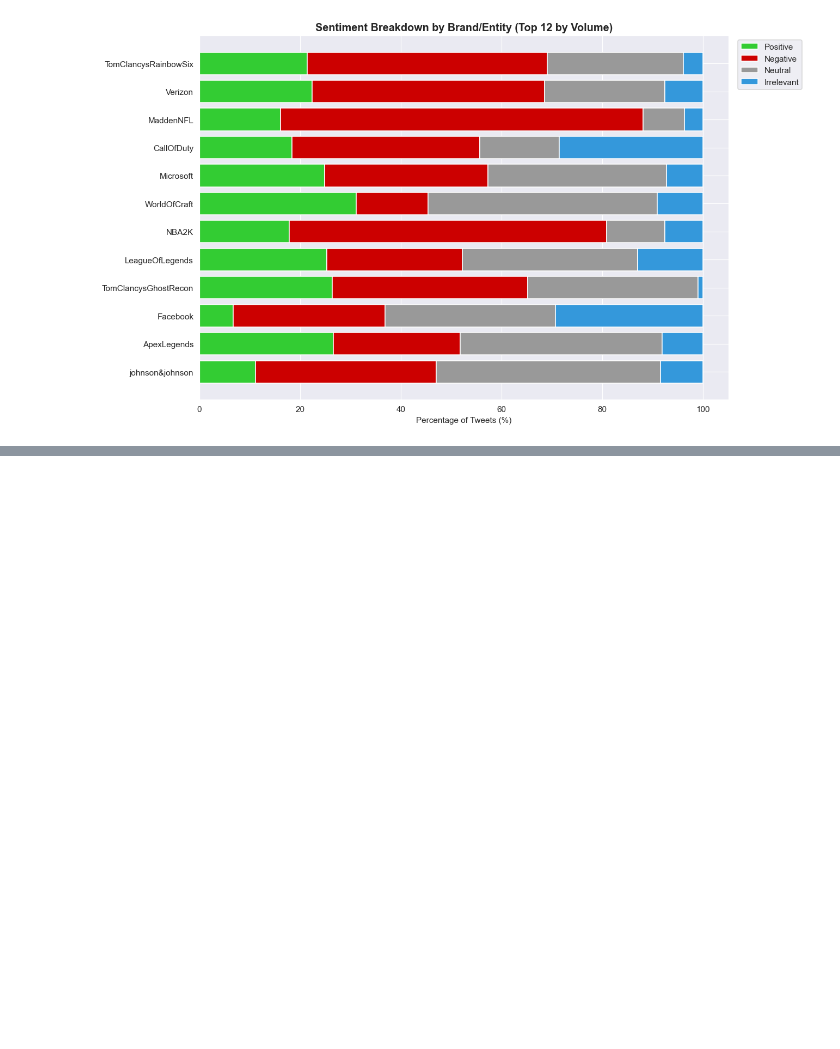
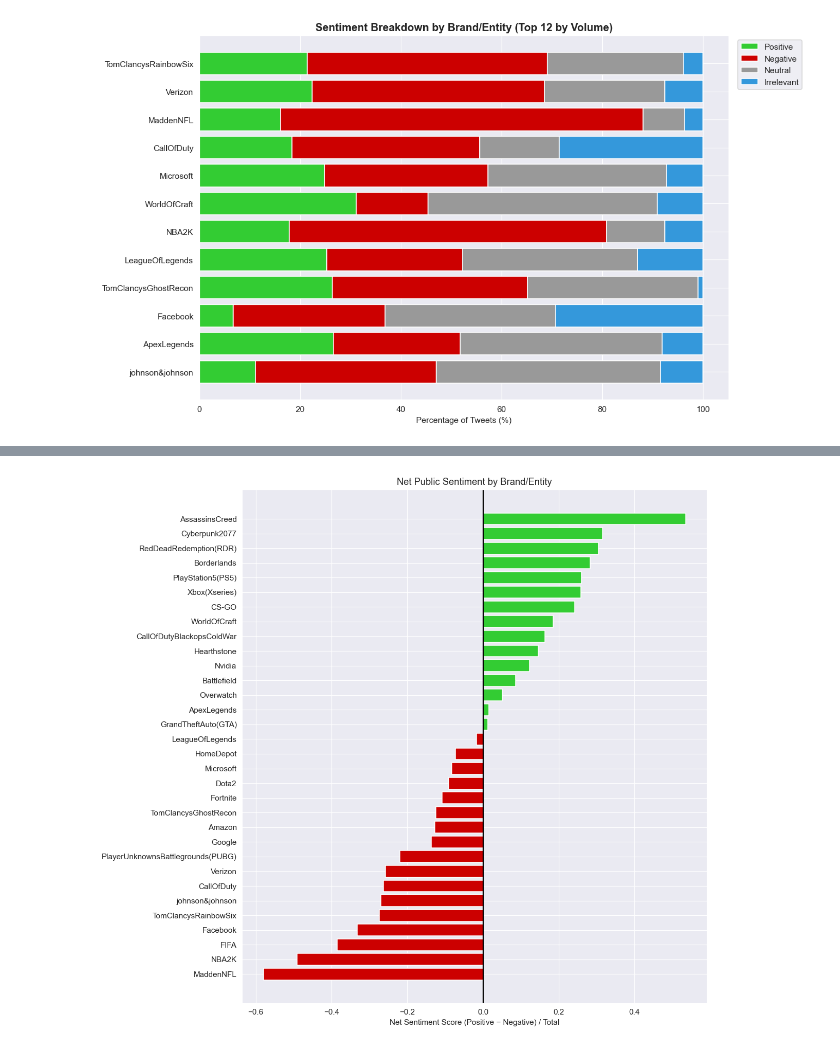
Before and after one commit to rajchachad17/PRODIGY_DS_04, a Jupyter notebook: Task_04.ipynb, the cells around one changed output, grey strips where cells are left out. Drawn from its saved outputs; the diff is of its cells as text; code cells hidden in the pictures; blank space fills up the shorter version.

Commit message:
Implement sentiment analysis with data visualization

```diff
--- a/Task_04.ipynb
+++ b/Task_04.ipynb
@@ -142,0 +145,6 @@ plt.show()
+# %%
+relevant = df_clean[df_clean['sentiment'] != 'Irrelevant']
+pivot = relevant.groupby(['entity', 'sentiment']).size().unstack(fill_value=0)
+pivot['total'] = pivot.sum(axis=1)
+pivot['net_sentiment'] = (pivot.get('Positive', 0) - pivot.get('Negative', 0)) / pivot['total']
+pivot_sorted = pivot.sort_values('net_sentiment', ascending=False)
@@ -142,0 +174,19 @@ plt.show()
+# %%
+pivot_ranked = pivot.sort_values('net_sentiment')
+
+fig, ax = plt.subplots(figsize=(11, 10))
+
+ax.barh(
+    pivot_ranked.index,
+    pivot_ranked['net_sentiment'],
+    color=['#cc0000' if x < 0 else '#33cc33' for x in pivot_ranked['net_sentiment']]
+)
+
+plt.axvline(0, color='black')
+plt.xlabel('Net Sentiment Score (Positive − Negative) / Total')
+plt.title('Net Public Sentiment by Brand/Entity')
+
+plt.tight_layout()
+plt.show()
+# %% [output]
+[figure, added]
```
Also changed, not shown: parts of 6 cells of this notebook.
